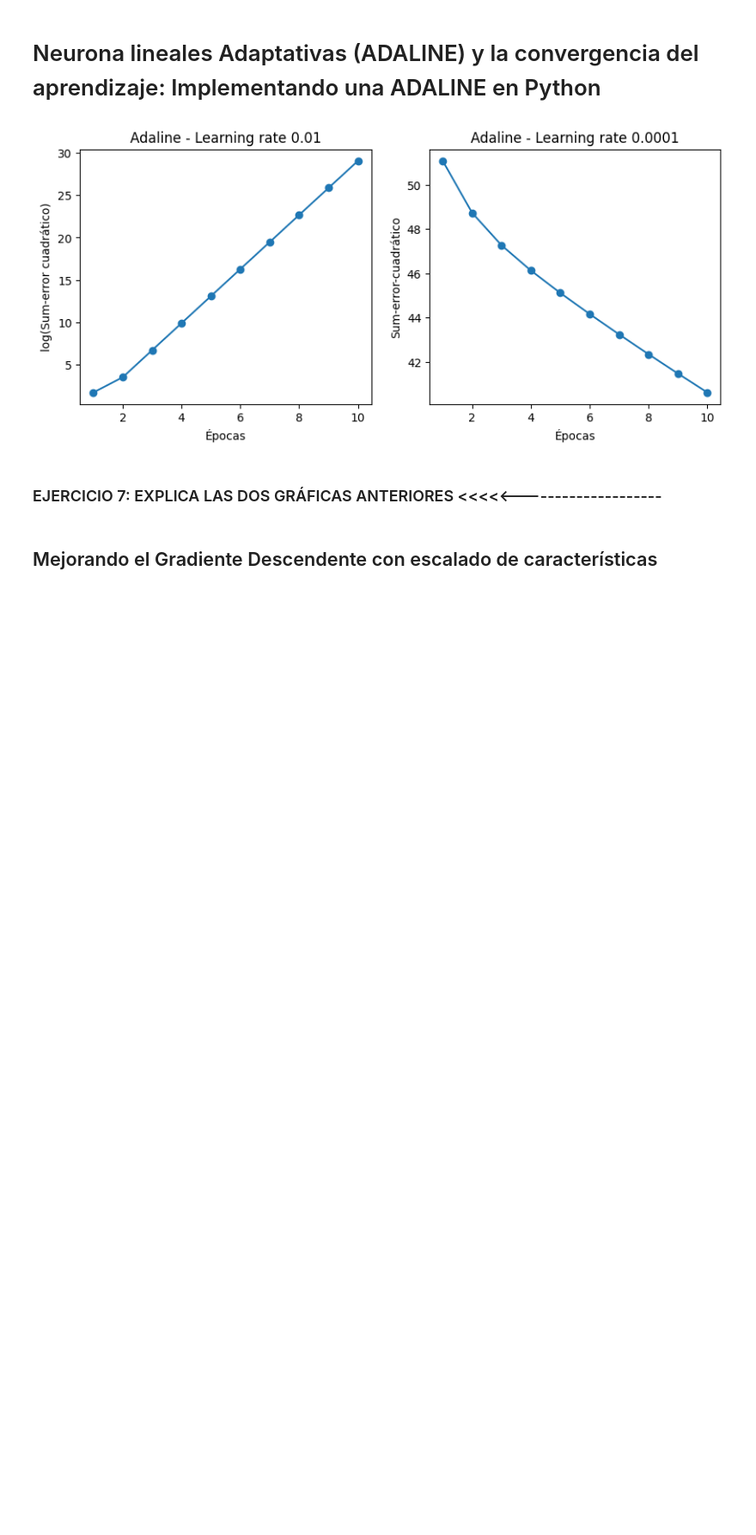
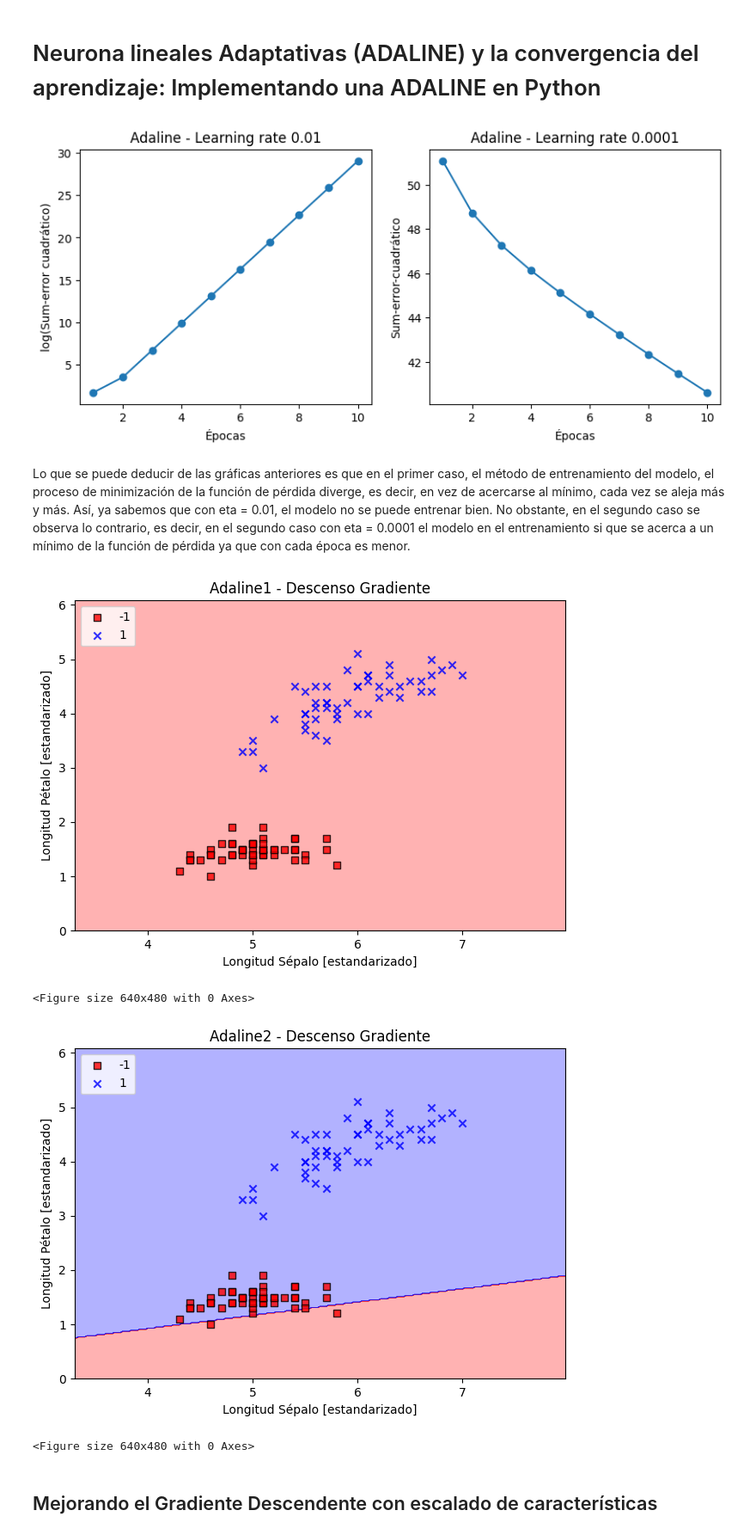
Before and after one commit to 9105507/APRENDIZAJE_AUTOMATICO_23_24, a Jupyter notebook: EJERCICIOS/2_4_Perceptron_y_Adaline_Ejercicio.ipynb, the cells around one changed output. Shown at 86% size. Saved outputs shown, nothing was run; the diff lists cells and outputs as text; code cells hidden in the pictures; blank space fills up the shorter version.

```diff
--- a/EJERCICIOS/2_4_Perceptron_y_Adaline_Ejercicio.ipynb
+++ b/EJERCICIOS/2_4_Perceptron_y_Adaline_Ejercicio.ipynb
@@ -313,7 +313,41 @@ ax[1].set_title('Adaline - Learning rate 0.0001')
 plt.show()
 # %% [output]
 [figure]
-# %% [markdown]
-### EJERCICIO 7: EXPLICA LAS DOS GRÁFICAS ANTERIORES <<<<<--------------------
+# %% [markdown]
+Lo que se puede deducir de las gráficas anteriores es que en el primer caso,  el método de entrenamiento del modelo, el proceso de minimización de la función de pérdida diverge, es decir, en vez de acercarse al mínimo, cada vez se aleja más y más. Así, ya sabemos que con eta = 0.01, el modelo no se puede entrenar bien. No obstante, en el segundo caso se observa lo contrario, es decir, en el segundo caso con eta = 0.0001 el modelo en el entrenamiento si que se acerca a un mínimo de la función de pérdida ya que con cada época es menor.
+# %%
+#PRUEBA:
+
+plot_decision_regions(X, y, classifier=ada1)
+plt.title('Adaline1 - Descenso Gradiente')
+plt.xlabel('Longitud Sépalo [estandarizado]')
+plt.ylabel('Longitud Pétalo [estandarizado]')
+plt.legend(loc='upper left')
+plt.tight_layout()
+# plt.savefig('images/02_14_1.png', dpi=300)
+plt.show()
+
+plt.tight_layout()
+# plt.savefig('images/02_14_2.png', dpi=300)
+plt.show()
+
+
+plot_decision_regions(X, y, classifier=ada2)
+plt.title('Adaline2 - Descenso Gradiente')
+plt.xlabel('Longitud Sépalo [estandarizado]')
+plt.ylabel('Longitud Pétalo [estandarizado]')
+plt.legend(loc='upper left')
+plt.tight_layout()
+# plt.savefig('images/02_14_1.png', dpi=300)
+plt.show()
+
+plt.tight_layout()
+# plt.savefig('images/02_14_2.png', dpi=300)
+plt.show()
+# %% [output]
+[figure, added]
+<Figure size 640x480 with 0 Axes>
+[figure, added]
+<Figure size 640x480 with 0 Axes>
 # %% [markdown]
 ## Mejorando el Gradiente Descendente con escalado de características
```
Also changed, not shown: parts of 10 cells of this notebook.
